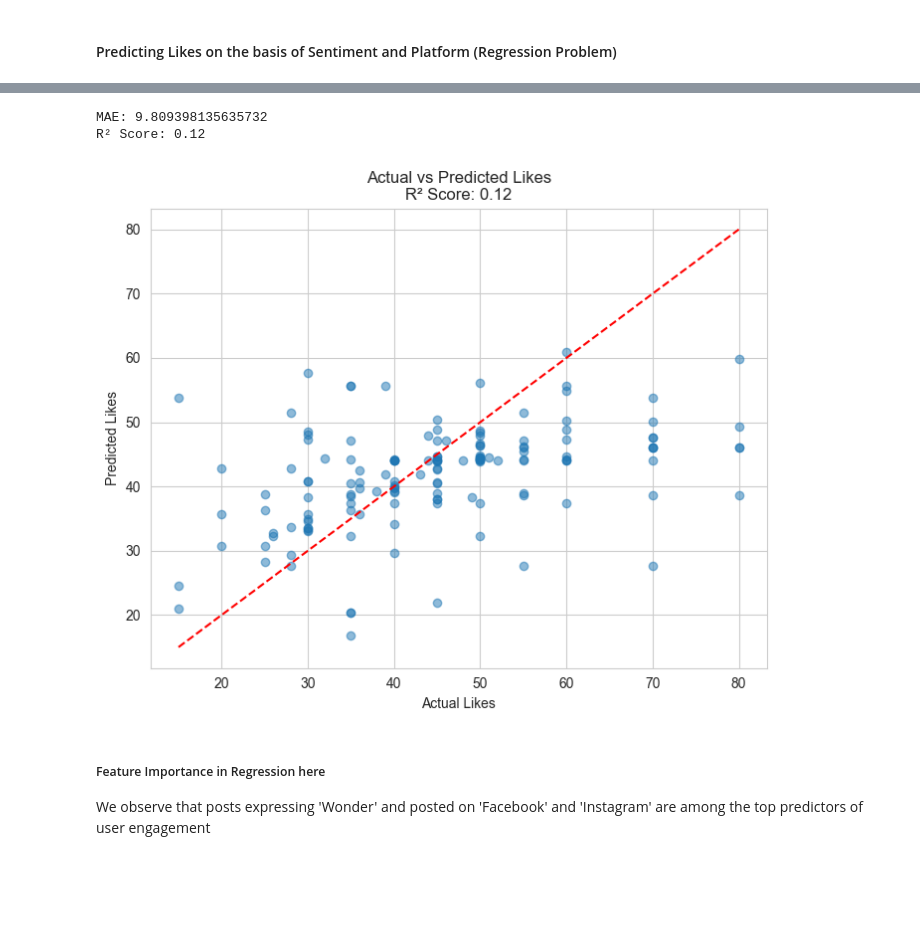
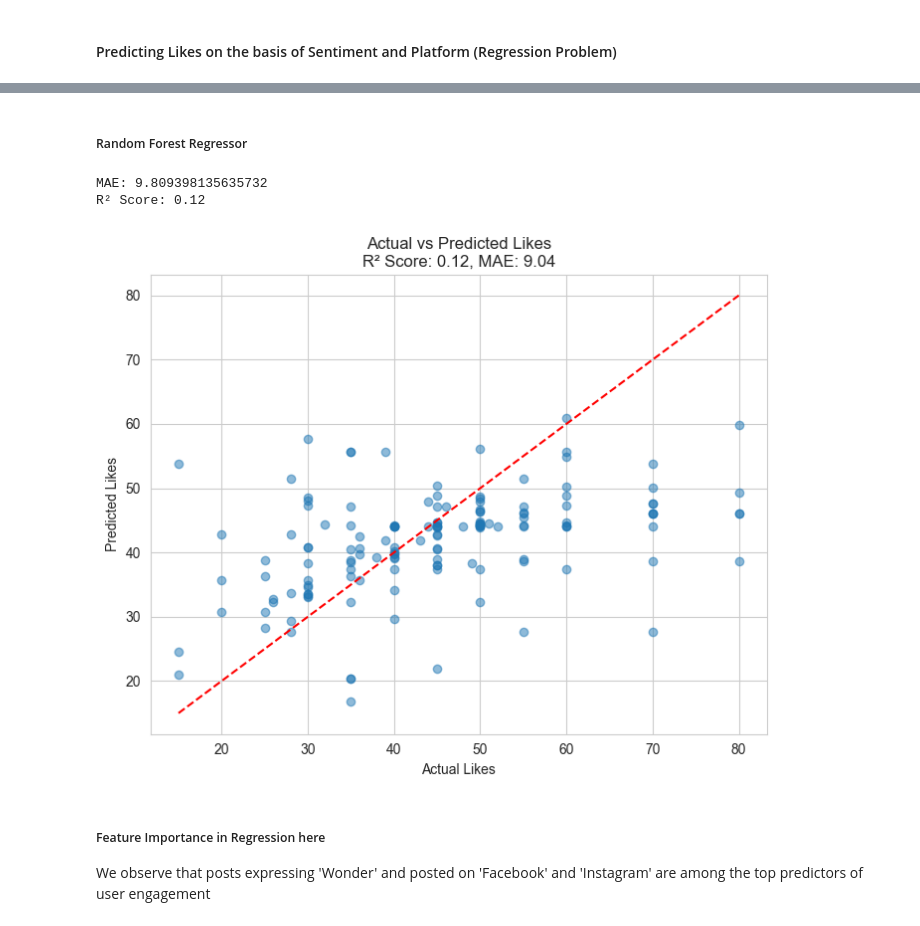
Before and after one commit to samridhsri/social-media-sentiment-analysis, a Jupyter notebook: notebook.ipynb, the cells around one changed output, grey strips where cells are left out. Drawn from its saved outputs; the diff is of its cells as text; code cells hidden in the pictures; blank space fills up the shorter version.

Commit message:
added a new graph

```diff
--- a/notebook.ipynb
+++ b/notebook.ipynb
@@ -570,0 +605,2 @@ from sklearn.metrics import mean_absolute_error, mean_squared_error, r2_score
+# %% [markdown]
+##### Random Forest Regressor
@@ -571,35 +609,35 @@ from sklearn.metrics import mean_absolute_error, mean_squared_error, r2_score
 # %%
 # Feature Engineering (only sentiment and platform)
 X = pd.get_dummies(df[['Sentiment', 'Platform']])
 y = df['Likes']
 
 # Train-Test Split
 X_train, X_test, y_train, y_test = train_test_split(X, y, test_size=0.2, random_state=42)
 
 # Model
 model = RandomForestRegressor(random_state=42)
 model.fit(X_train, y_train)
 y_pred = model.predict(X_test)
 
 # Evaluation
 print('MAE:', mean_absolute_error(y_test, y_pred))
 r2 = r2_score(y_test, y_pred)
 print(f'R² Score: {r2:.2f}')
 
 # Scatter plot: Predicted vs Actual
 plt.figure(figsize=(8,6))
 plt.scatter(y_test, y_pred, alpha=0.5)
 plt.plot([y_test.min(), y_test.max()], [y_test.min(), y_test.max()], 'r--')  # Reference line
 plt.xlabel('Actual Likes')
 plt.ylabel('Predicted Likes')
-plt.title(f'Actual vs Predicted Likes\nR² Score: {r2:.2f}')
+plt.title(f'Actual vs Predicted Likes\nR² Score: {r2:.2f}, MAE: {mae:.2f}')
 
 plt.grid(True)
 plt.show()
 # %% [output]
 MAE: 9.809398135635732
 R² Score: 0.12
-[figure, old version]
+[figure, new version]
 # %% [markdown]
 ##### Feature Importance in Regression here
 
```
Also changed, not shown: parts of 7 cells of this notebook.
